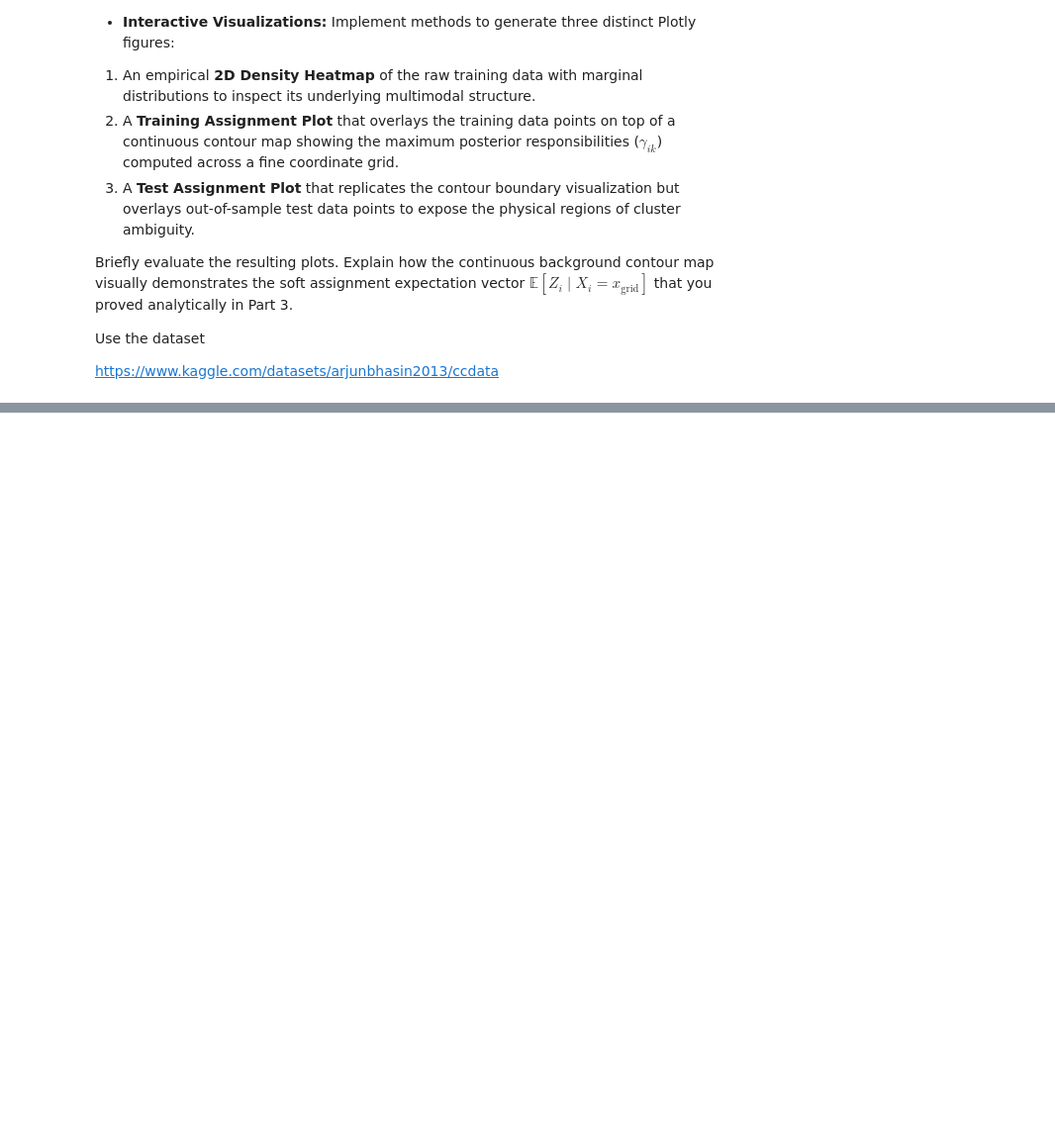
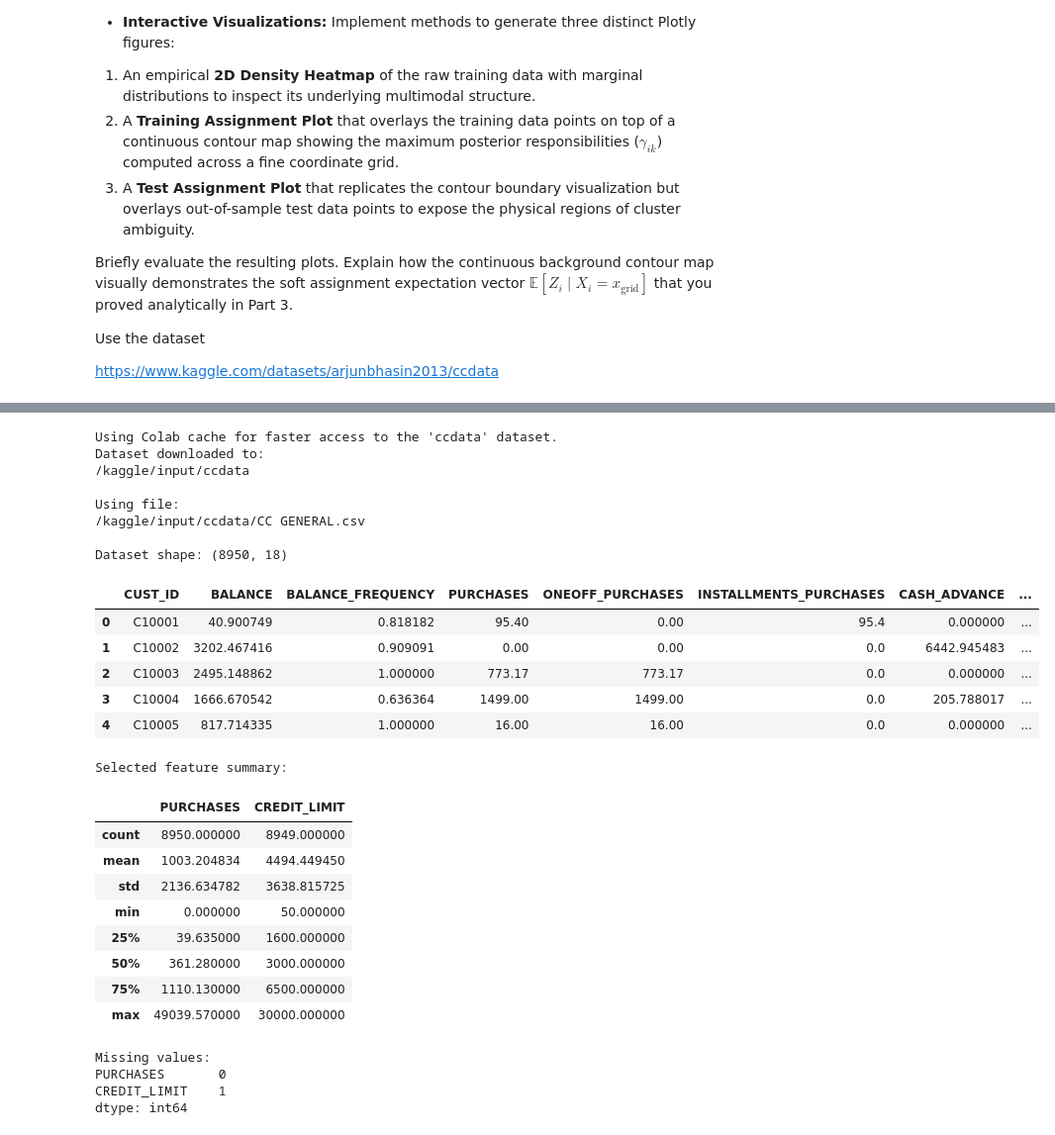
Before and after one commit to ravindyaparami/Statistical-Learning-e20056, a Jupyter notebook: E20056_Bayesian_Inference_Assignment.ipynb, the cells around one changed output, grey strips where cells are left out. Shown at 99% size. Drawn from its saved outputs; the diff is of its cells as text; code cells hidden in the pictures; blank space fills up the shorter version.

```diff
--- a/E20056_Bayesian_Inference_Assignment.ipynb
+++ b/E20056_Bayesian_Inference_Assignment.ipynb
@@ -451,0 +3071,63 @@ https://www.kaggle.com/datasets/arjunbhasin2013/ccdata
+# %%
+import kagglehub
+import pandas as pd
+from pathlib import Path
+
+# Download Kaggle dataset
+dataset_path = kagglehub.dataset_download( "arjunbhasin2013/ccdata" )
+print("Dataset downloaded to:")
+print(dataset_path)
+
+# Find the CSV file
+csv_files = list(Path(dataset_path).glob("*.csv"))
+if not csv_files:
+  raise FileNotFoundError(
+      "No CSV file was found in the downloaded dataset." )
+
+# Prefer CC GENERAL.csv if available
+csv_path = next( (
+    file for file in csv_files
+    if file.name.lower() == "cc general.csv"
+    ),
+    csv_files[0] )
+
+print("\nUsing file:")
+print(csv_path)
+
+# Load data
+df = pd.read_csv(csv_path)
+print("\nDataset shape:", df.shape)
+display(df.head())
+print("\nSelected feature summary:")
+display( df[["PURCHASES", "CREDIT_LIMIT"]].describe() )
+print("\nMissing values:")
+print( df[["PURCHASES", "CREDIT_LIMIT"]] .isnull() .sum() )
+# %% [output]
+Using Colab cache for faster access to the 'ccdata' dataset.
+Dataset downloaded to:
+/kaggle/input/ccdata
+
+Using file:
+/kaggle/input/ccdata/CC GENERAL.csv
+
+Dataset shape: (8950, 18)
+|  | CUST_ID | BALANCE | BALANCE_FREQUENCY | PURCHASES | ONEOFF_PURCHASES | INSTALLMENTS_PURCHASES | CASH_ADVANCE | ... |
+| 0 | C10001 | 40.900749 | 0.818182 | 95.40 | 0.00 | 95.4 | 0.000000 | ... |
+| 1 | C10002 | 3202.467416 | 0.909091 | 0.00 | 0.00 | 0.0 | 6442.945483 | ... |
+| 2 | C10003 | 2495.148862 | 1.000000 | 773.17 | 773.17 | 0.0 | 0.000000 | ... |
+| 3 | C10004 | 1666.670542 | 0.636364 | 1499.00 | 1499.00 | 0.0 | 205.788017 | ... |
+| 4 | C10005 | 817.714335 | 1.000000 | 16.00 | 16.00 | 0.0 | 0.000000 | ... |
+Selected feature summary:
+|  | PURCHASES | CREDIT_LIMIT |
+| count | 8950.000000 | 8949.000000 |
+| mean | 1003.204834 | 4494.449450 |
+| std | 2136.634782 | 3638.815725 |
+| min | 0.000000 | 50.000000 |
+| 25% | 39.635000 | 1600.000000 |
+| 50% | 361.280000 | 3000.000000 |
+| 75% | 1110.130000 | 6500.000000 |
+| max | 49039.570000 | 30000.000000 |
+Missing values:
+PURCHASES       0
+CREDIT_LIMIT    1
+dtype: int64
```
Also changed, not shown: parts of 25 cells of this notebook.
